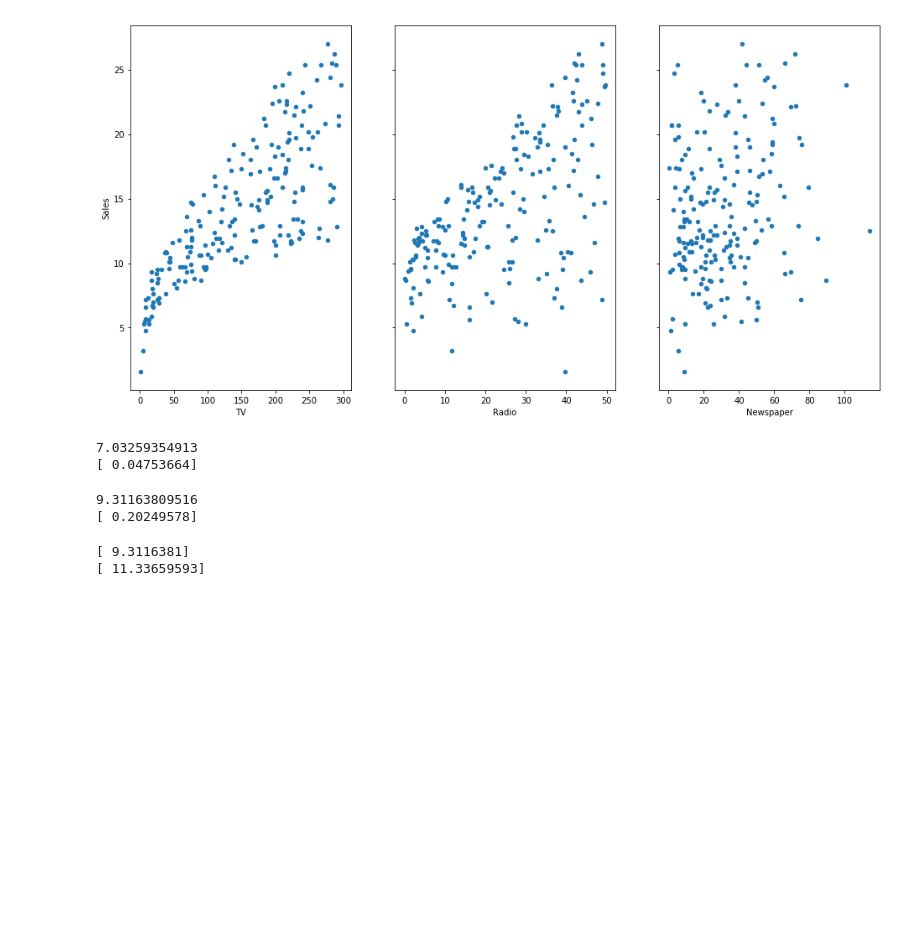
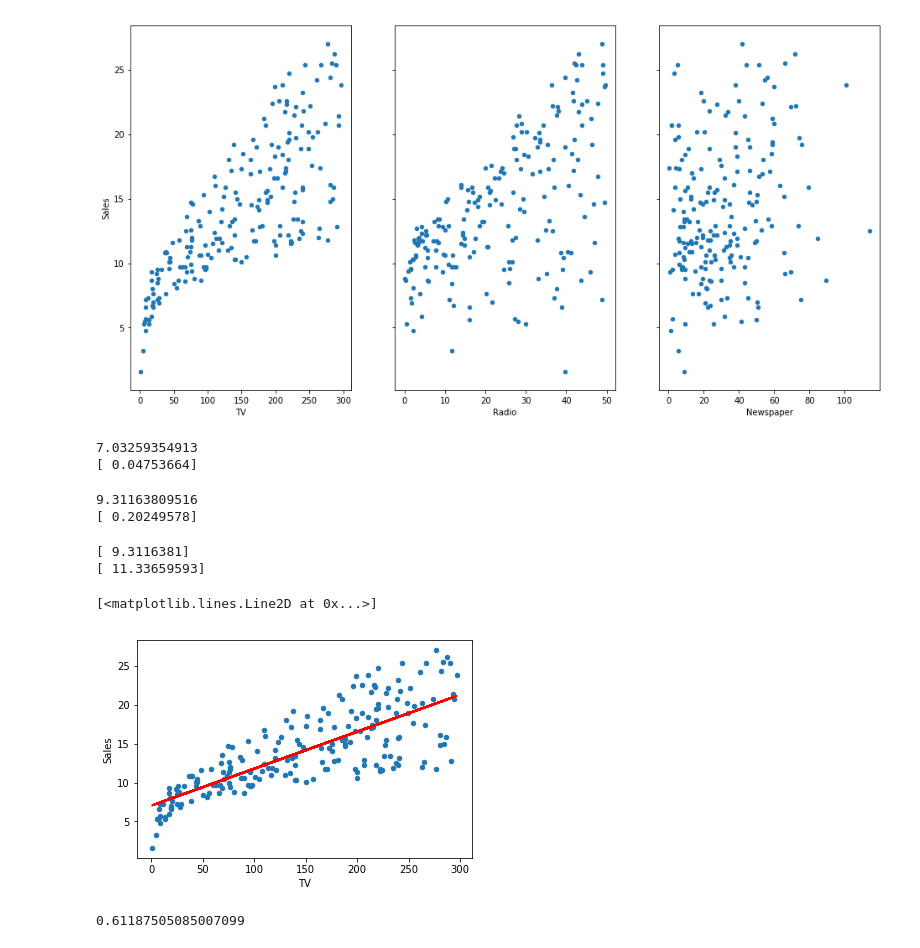
Before and after one commit to aceinthedeck/LinearRegression, a Jupyter notebook: LinearRegression.ipynb, the cells around one changed output. Cells and saved outputs as stored; diff of their text form; code cells hidden in the pictures; blank space fills up the shorter version.

```diff
--- a/LinearRegression.ipynb
+++ b/LinearRegression.ipynb
@@ -62,3 +62,25 @@ print(lr.predict(10))
 # %% [output]
 [ 9.3116381]
 [ 11.33659593]
+# %%
+#x= TV advertising, y=sales
+featureCols=['TV']
+X=data[featureCols]
+y=data.Sales
+
+#build the model
+lr=LinearRegression()
+lr.fit(X,y)
+
+# plot the observed data
+data.plot(kind='scatter', x='TV', y='Sales')
+
+# plot the regression line
+plt.plot(X, lr.predict(X), c='red', linewidth=2)
+# %% [output]
+[<matplotlib.lines.Line2D at 0x...>]
+[figure, added]
+# %%
+lr.score(X,y)
+# %% [output]
+0.61187505085007099
```
